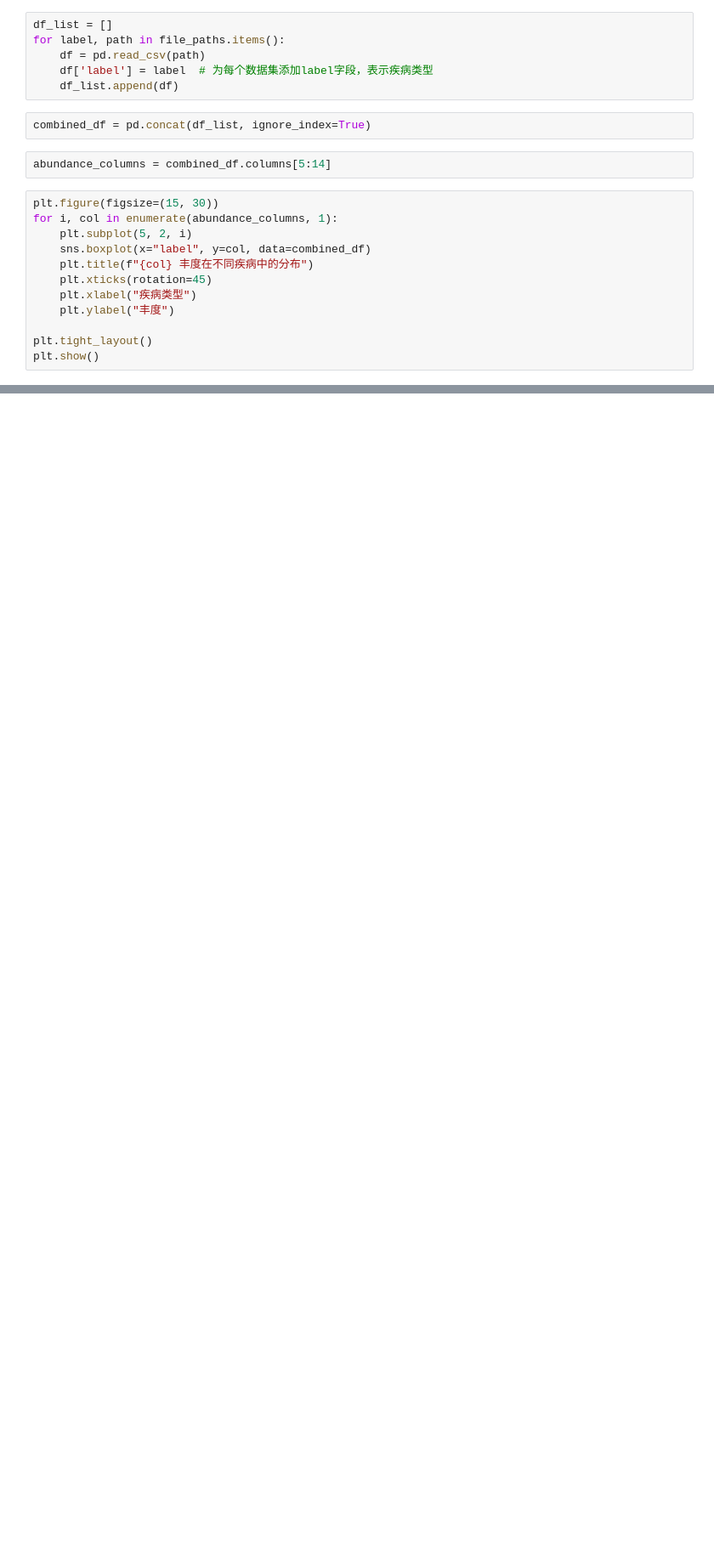
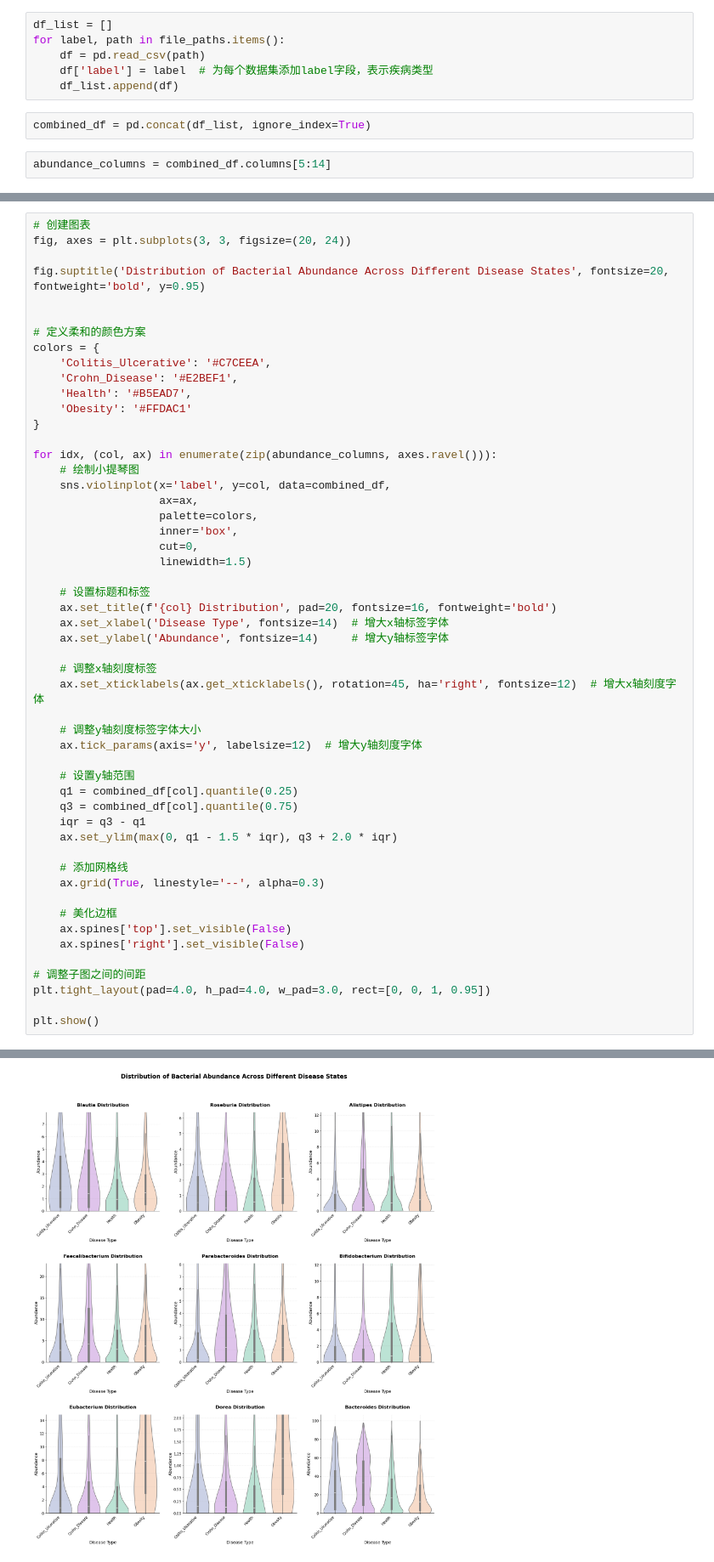
Before and after one commit to zhuzhiyang258/gut_net_project, a Jupyter notebook: notebooks/exploratory_data_analysis.ipynb, the cells around one changed output, grey strips where cells are left out. Shown at 85% size. Drawn from its saved outputs; the diff is of its cells as text; blank space fills up the shorter version.

```diff
--- a/notebooks/exploratory_data_analysis.ipynb
+++ b/notebooks/exploratory_data_analysis.ipynb
@@ -20,15 +22,3 @@ for label, path in file_paths.items():
 combined_df = pd.concat(df_list, ignore_index=True)
 # %%
 abundance_columns = combined_df.columns[5:14]
-# %%
-plt.figure(figsize=(15, 30))
-for i, col in enumerate(abundance_columns, 1):
-    plt.subplot(5, 2, i)
-    sns.boxplot(x="label", y=col, data=combined_df)
-    plt.title(f"{col} 丰度在不同疾病中的分布")
-    plt.xticks(rotation=45)
-    plt.xlabel("疾病类型")
-    plt.ylabel("丰度")
-
-plt.tight_layout()
-plt.show()
@@ -36,0 +78,53 @@ plt.show()
+# %%
+# 创建图表
+fig, axes = plt.subplots(3, 3, figsize=(20, 24))
+
+fig.suptitle('Distribution of Bacterial Abundance Across Different Disease States', fontsize=20, fontweight='bold', y=0.95)
+
+
+# 定义柔和的颜色方案
+colors = {
+    'Colitis_Ulcerative': '#C7CEEA',
+    'Crohn_Disease': '#E2BEF1',
+    'Health': '#B5EAD7',
+    'Obesity': '#FFDAC1'
+}
+
+for idx, (col, ax) in enumerate(zip(abundance_columns, axes.ravel())):
+    # 绘制小提琴图
+    sns.violinplot(x='label', y=col, data=combined_df,
+                   ax=ax,
+                   palette=colors,
+                   inner='box',
+                   cut=0,
+                   linewidth=1.5)
+
+    # 设置标题和标签
+    ax.set_title(f'{col} Distribution', pad=20, fontsize=16, fontweight='bold')
+    ax.set_xlabel('Disease Type', fontsize=14)  # 增大x轴标签字体
+    ax.set_ylabel('Abundance', fontsize=14)     # 增大y轴标签字体
+
+    # 调整x轴刻度标签
+    ax.set_xticklabels(ax.get_xticklabels(), rotation=45, ha='right', fontsize=12)  # 增大x轴刻度字体
+
+    # 调整y轴刻度标签字体大小
+    ax.tick_params(axis='y', labelsize=12)  # 增大y轴刻度字体
+
+    # 设置y轴范围
+    q1 = combined_df[col].quantile(0.25)
+    q3 = combined_df[col].quantile(0.75)
+    iqr = q3 - q1
+    ax.set_ylim(max(0, q1 - 1.5 * iqr), q3 + 2.0 * iqr)
+
+    # 添加网格线
+    ax.grid(True, linestyle='--', alpha=0.3)
+
+    # 美化边框
+    ax.spines['top'].set_visible(False)
+    ax.spines['right'].set_visible(False)
+
+# 调整子图之间的间距
+plt.tight_layout(pad=4.0, h_pad=4.0, w_pad=3.0, rect=[0, 0, 1, 0.95])
+
+plt.show()
+# %% [output]
@@ -36,0 +148 @@ plt.show()
+[figure, added]
```
Also changed, not shown: parts of 7 cells of this notebook, 1 other file.
